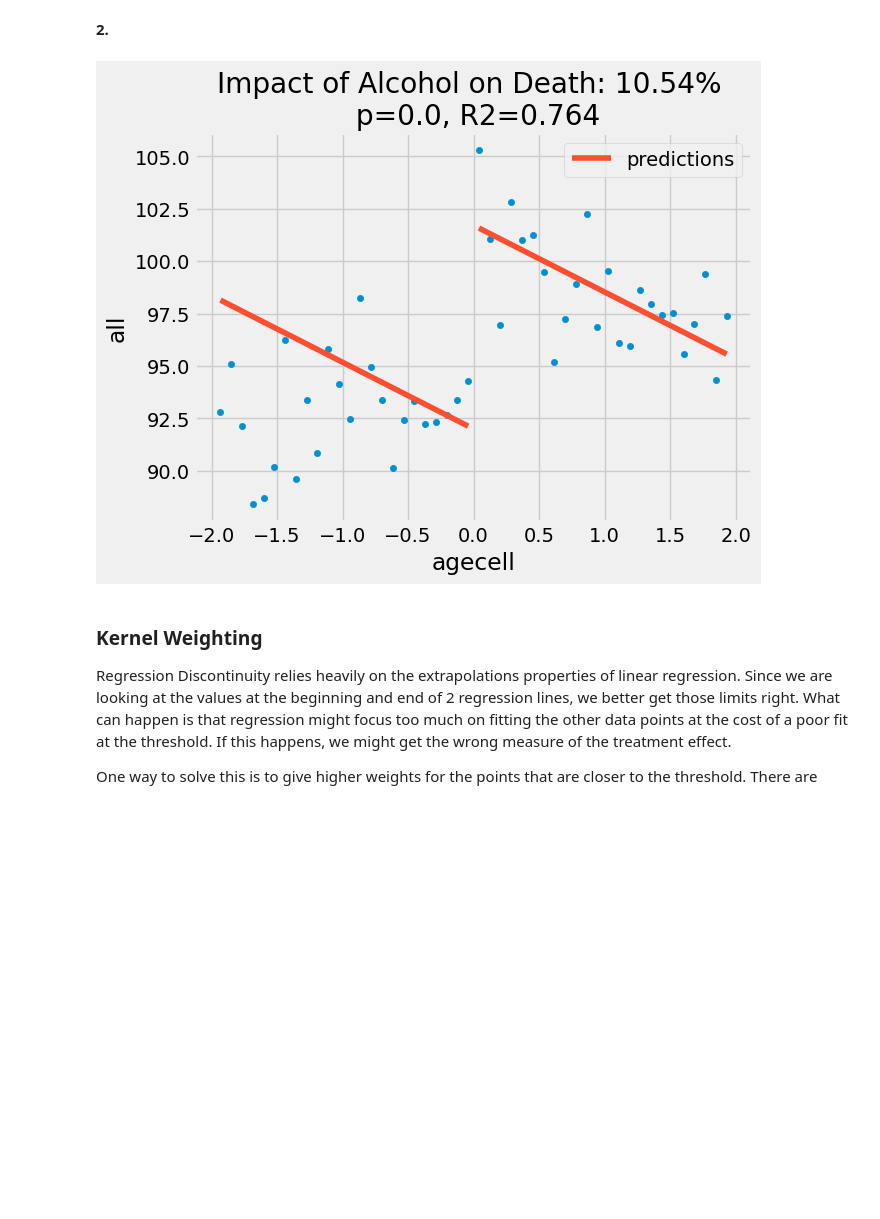
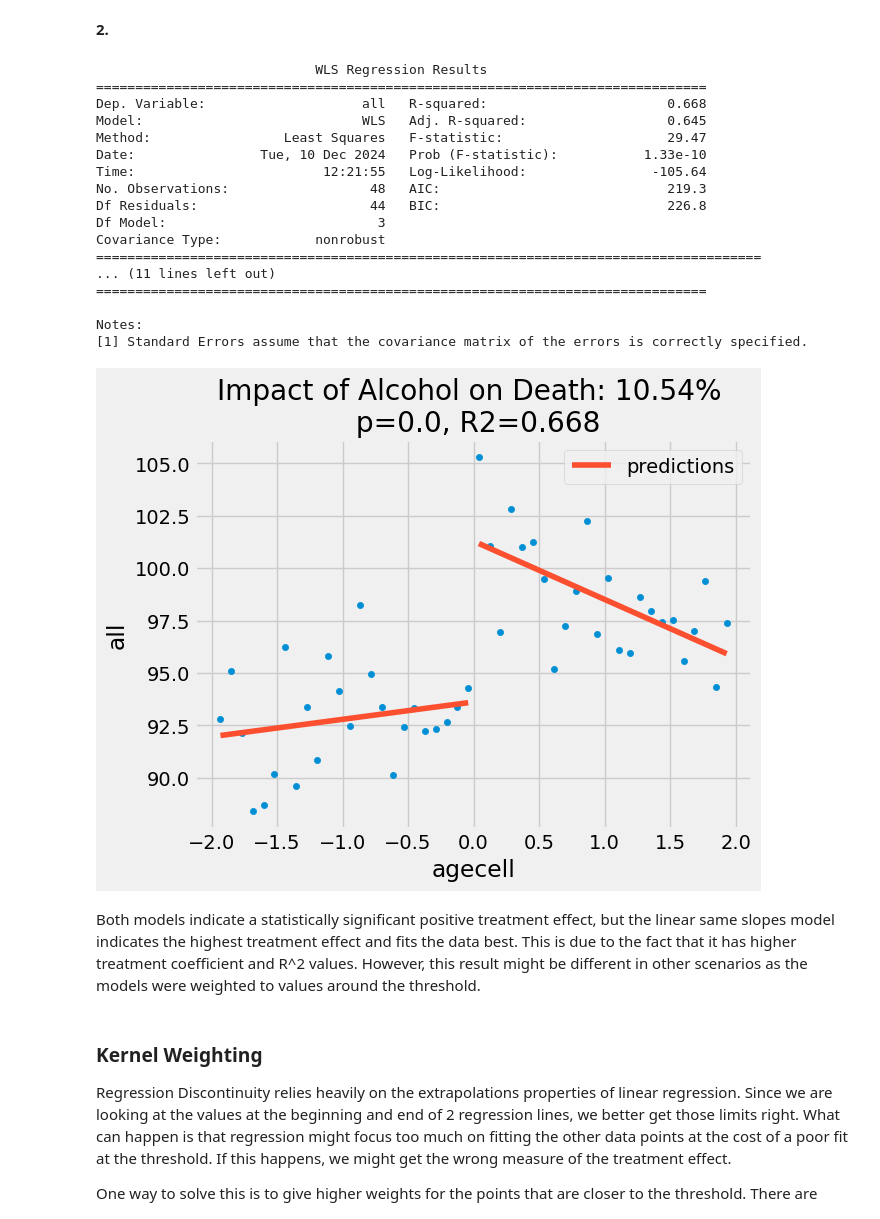
Before and after one commit to viggopatel/QM2-real, a Jupyter notebook: notebooks/W09. Regression Discontinuity.ipynb, the cells around one changed output. Saved outputs shown, nothing was run; the diff lists cells and outputs as text; code cells hidden in the pictures; blank space fills up the shorter version.

```diff
--- a/notebooks/W09. Regression Discontinuity.ipynb
+++ b/notebooks/W09. Regression Discontinuity.ipynb
@@ -258,12 +275,36 @@ plt.show()
 # %% [markdown]
 **2.**
 # %%
+different = smf.wls("all~ agecell * threshold ", rdd_df).fit()
+print(different.summary())
+
+different_pct = 100*((different.params["threshold"] + different.params["Intercept"])/different.params["Intercept"] - 1)
+
 ax = drinking.plot.scatter(x="agecell", y="all", color="C0")
-drinking.assign(predictions=model.fittedvalues).plot(x="agecell", y="predictions", ax=ax, color="C1")
-plt.title(f"Impact of Alcohol on Death: {np.round(ate_pct, 2)}% \n p={np.round(model.pvalues['threshold'], 3)}, R2={np.round(model.rsquared, 3)}")
+drinking.assign(predictions=different.fittedvalues).plot(x="agecell", y="predictions", ax=ax, color="C1")
+plt.title(f"Impact of Alcohol on Death: {np.round(ate_pct, 2)}% \n p={np.round(different.pvalues['threshold'], 3)}, R2={np.round(different.rsquared, 3)}")
 plt.show()
 # %% [output]
+                            WLS Regression Results
+==============================================================================
+Dep. Variable:                    all   R-squared:                       0.668
+Model:                            WLS   Adj. R-squared:                  0.645
+Method:                 Least Squares   F-statistic:                     29.47
+Date:                Tue, 10 Dec 2024   Prob (F-statistic):           1.33e-10
+Time:                        12:21:55   Log-Likelihood:                -105.64
+No. Observations:                  48   AIC:                             219.3
+Df Residuals:                      44   BIC:                             226.8
+Df Model:                           3
+Covariance Type:            nonrobust
+=====================================================================================
+... (11 lines left out)
+==============================================================================
+
+Notes:
+[1] Standard Errors assume that the covariance matrix of the errors is correctly specified.
-[figure, old version]
+[figure, new version]
+# %% [markdown]
+Both models indicate a statistically significant positive treatment effect, but the linear same slopes model indicates the highest treatment effect and fits the data best. This is due to the fact that it has higher treatment coefficient and R^2 values. However, this result might be different in other scenarios as the models were weighted to values around the threshold.
 # %% [markdown]
 ### Kernel Weighting
 
```
Also changed, not shown: parts of 5 cells of this notebook.
